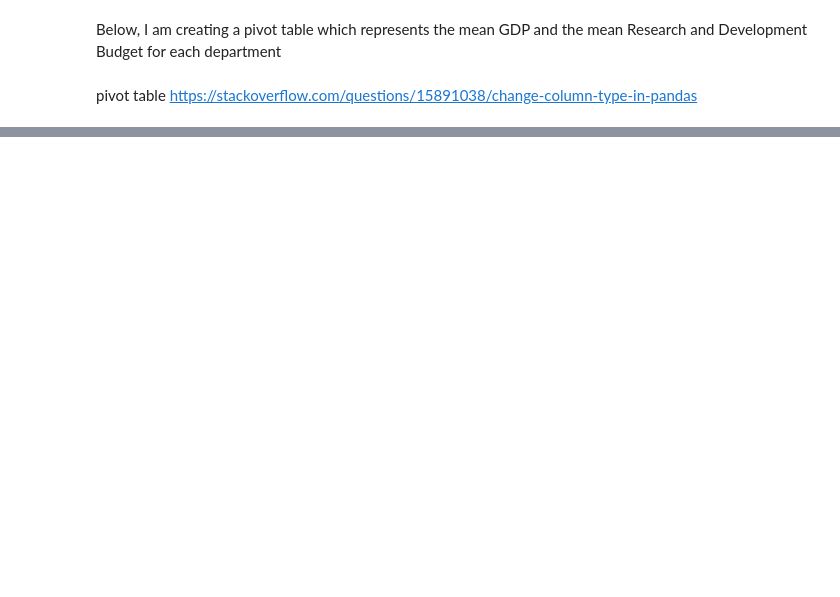
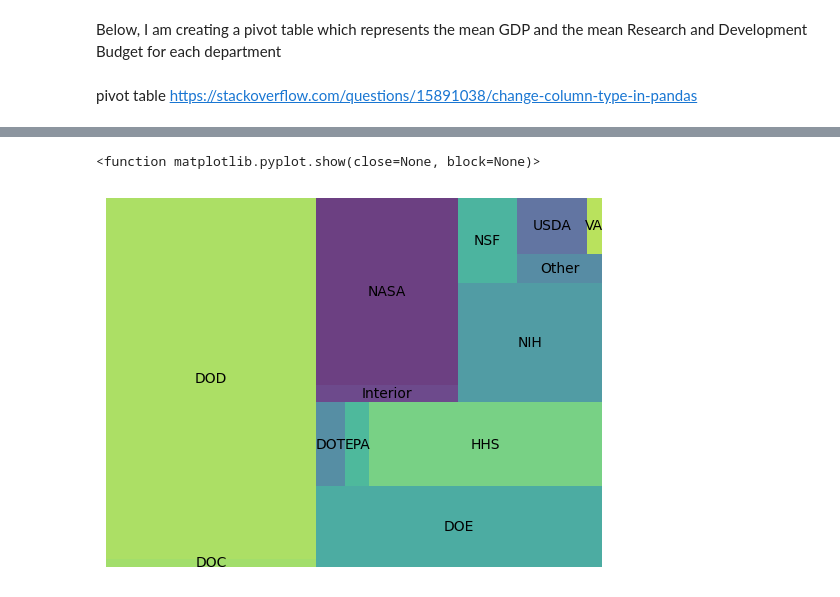
Before and after one commit to julia-dunn/DUNN-Python-Portfolio, a Jupyter notebook: TidyData-Project/main.ipynb, the cells around one changed output, grey strips where cells are left out. Cells and saved outputs as stored; diff of their text form; code cells hidden in the pictures; blank space fills up the shorter version.

```diff
--- a/TidyData-Project/main.ipynb
+++ b/TidyData-Project/main.ipynb
@@ -124,0 +124,3 @@ pivot_table_gdp_rdbudget
+# %%
+df_fedrd_1976 = df_fedrd_melted_tidy[df_fedrd_melted_tidy['Year']==1976]
+df_fedrd_1976
@@ -124,0 +142,7 @@ pivot_table_gdp_rdbudget
+# %%
+squarify.plot(sizes=df_fedrd_1976['Research and Development Budget'], label=df_fedrd_1976['department'], alpha=0.8)
+plt.axis('off')
+plt.show
+# %% [output]
+<function matplotlib.pyplot.show(close=None, block=None)>
+[figure, added]
```
Also changed, not shown: parts of 16 cells of this notebook, 1 other file.
